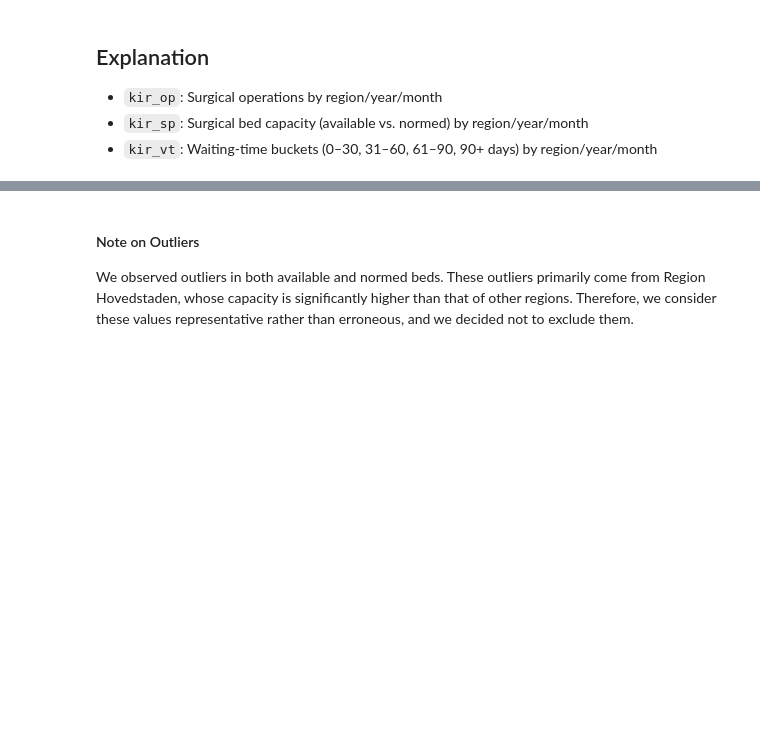
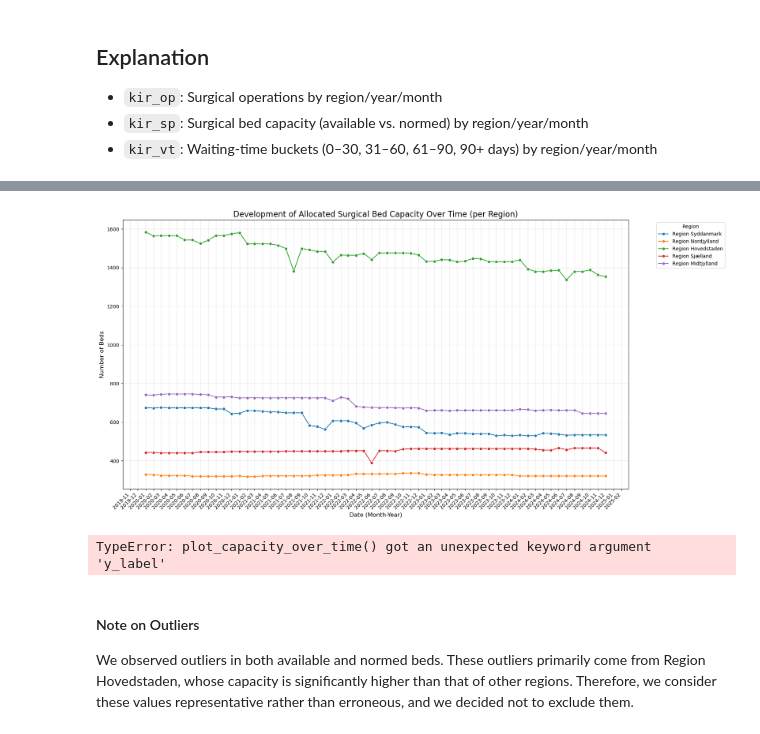
Before and after one commit to AerrowV/bi_assignments, a Jupyter notebook: EXAM/notebooks/hospital_capacity_for_surgery.ipynb, the cells around one changed output, grey strips where cells are left out. Cells and saved outputs as stored; diff of their text form; code cells hidden in the pictures; blank space fills up the shorter version.

```diff
--- a/EXAM/notebooks/hospital_capacity_for_surgery.ipynb
+++ b/EXAM/notebooks/hospital_capacity_for_surgery.ipynb
@@ -242,19 +446,24 @@ plot_capacity_over_time(
 # %%
 from hosp_lineplot import plot_capacity_over_time
 
 plot_capacity_over_time(
     all_kir_cleaned,
     y_cols=["Normerede_senge"],
-    title="Development of Available Surgical Bed Capacity Over Time (per Region)"
+    title="Development of Allocated Surgical Bed Capacity Over Time (per Region)"
 )
 
-# Again small decreases in july-august, but in general its more steady with a downwards trend
+# Small decreases are again observed in July–August, but overall the trend remains steady with a slight downward direction.
+# %% [output]
+[figure, added]
 # %%
 plot_capacity_over_time(
     all_kir_cleaned,
     y_cols=["Kirurgi_Operationer_total"],
+    y_label="Total Surgical Operations",
     title="Development of Surgical Operations Over Time (per Region)"
 )
+# %% [output]
+TypeError: plot_capacity_over_time() got an unexpected keyword argument 'y_label'
 # %%
 plot_capacity_over_time(
     all_kir_cleaned,
```
Also changed, not shown: parts of 27 cells of this notebook, 3 other files.
